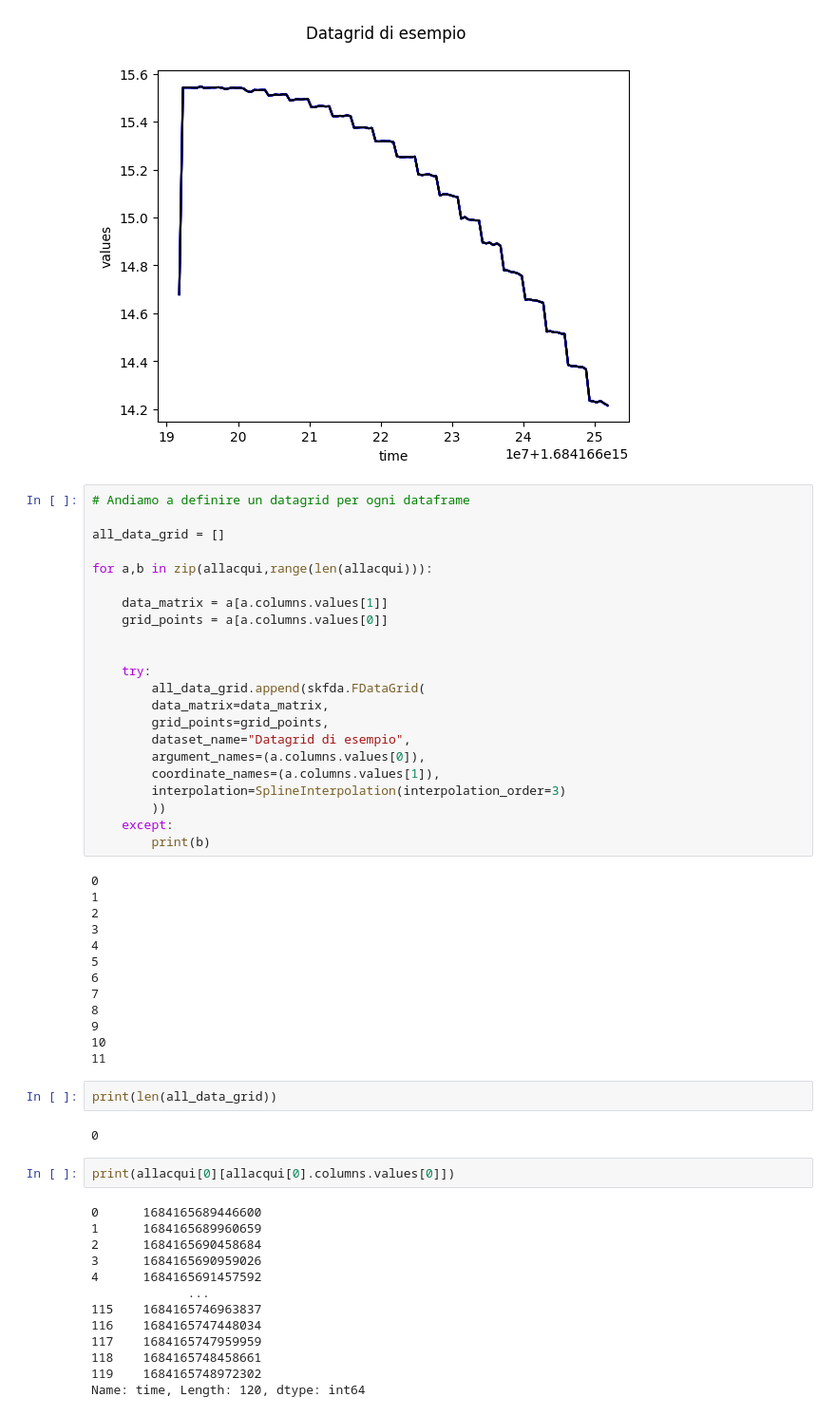
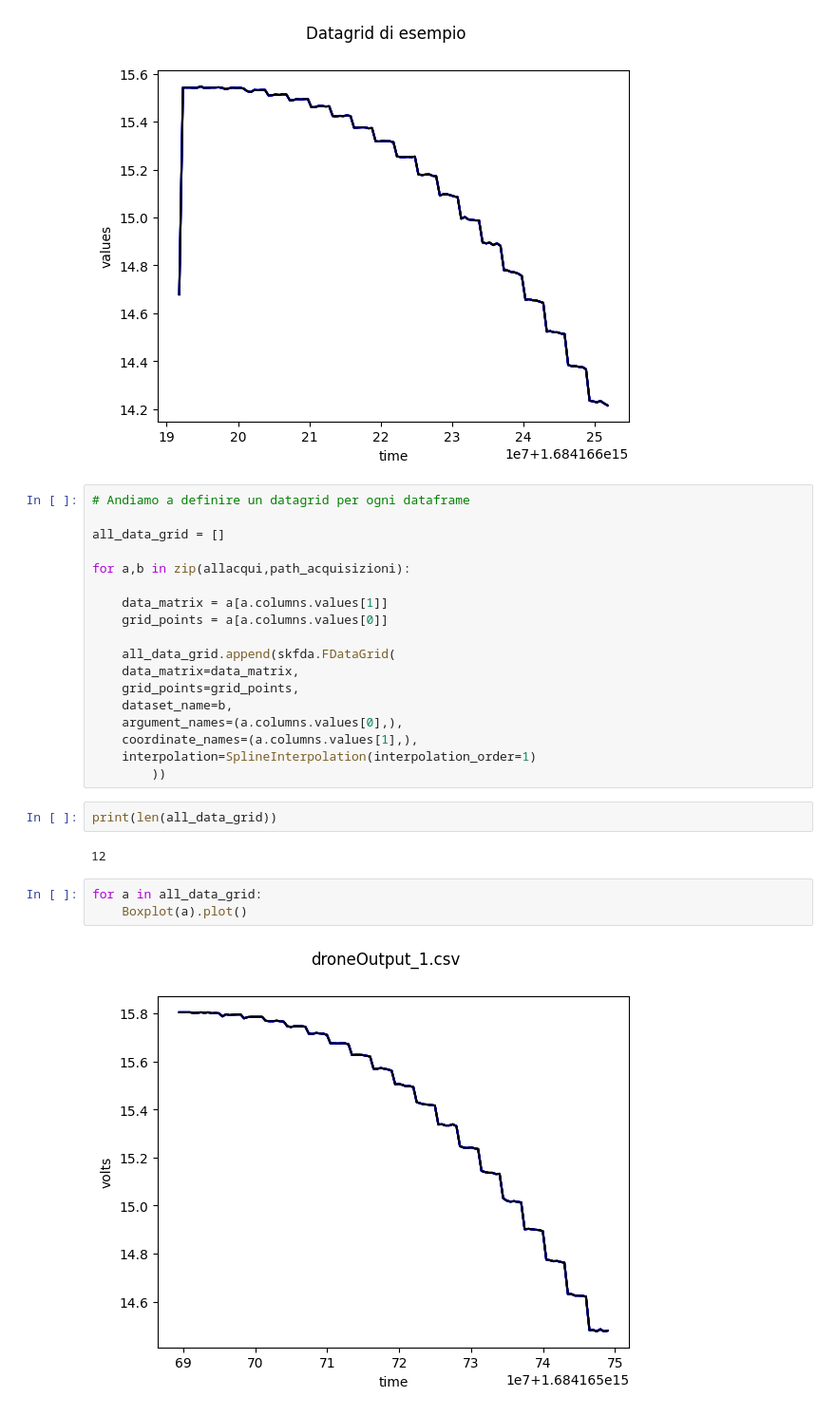
Before and after one commit to Simone-Scalella/Manutenzione_preventiva, a Jupyter notebook: analisi.ipynb, the cells around one changed output. Shown at 95% size. Saved outputs shown, nothing was run; the diff lists cells and outputs as text.

```diff
--- a/analisi.ipynb
+++ b/analisi.ipynb
@@ -109,52 +109,25 @@ fdBoxplot.plot()
 
 all_data_grid = []
 
-for a,b in zip(allacqui,range(len(allacqui))):
+for a,b in zip(allacqui,path_acquisizioni):
 
     data_matrix = a[a.columns.values[1]]
     grid_points = a[a.columns.values[0]]
 
-
-    try:
-        all_data_grid.append(skfda.FDataGrid(
-        data_matrix=data_matrix,
-        grid_points=grid_points,
-        dataset_name="Datagrid di esempio",
-        argument_names=(a.columns.values[0]),
-        coordinate_names=(a.columns.values[1]),
-        interpolation=SplineInterpolation(interpolation_order=3)
+    all_data_grid.append(skfda.FDataGrid(
+    data_matrix=data_matrix,
+    grid_points=grid_points,
+    dataset_name=b,
+    argument_names=(a.columns.values[0],),
+    coordinate_names=(a.columns.values[1],),
+    interpolation=SplineInterpolation(interpolation_order=1)
         ))
-    except:
-        print(b)
-# %% [output]
-0
-1
-2
-3
-4
-5
-6
-7
-8
-9
-10
-11
 # %%
 print(len(all_data_grid))
 # %% [output]
-0
+12
-# %%
-print(allacqui[0][allacqui[0].columns.values[0]])
-# %% [output]
-0      1684165689446600
-1      1684165689960659
-2      1684165690458684
-3      1684165690959026
-4      1684165691457592
-             ...
-115    1684165746963837
-116    1684165747448034
-117    1684165747959959
-118    1684165748458661
-119    1684165748972302
-Name: time, Length: 120, dtype: int64
+# %%
+for a in all_data_grid:
+    Boxplot(a).plot()
+# %% [output]
+[figure, added]
```
Also changed, not shown: parts of 1 cell of this notebook.
